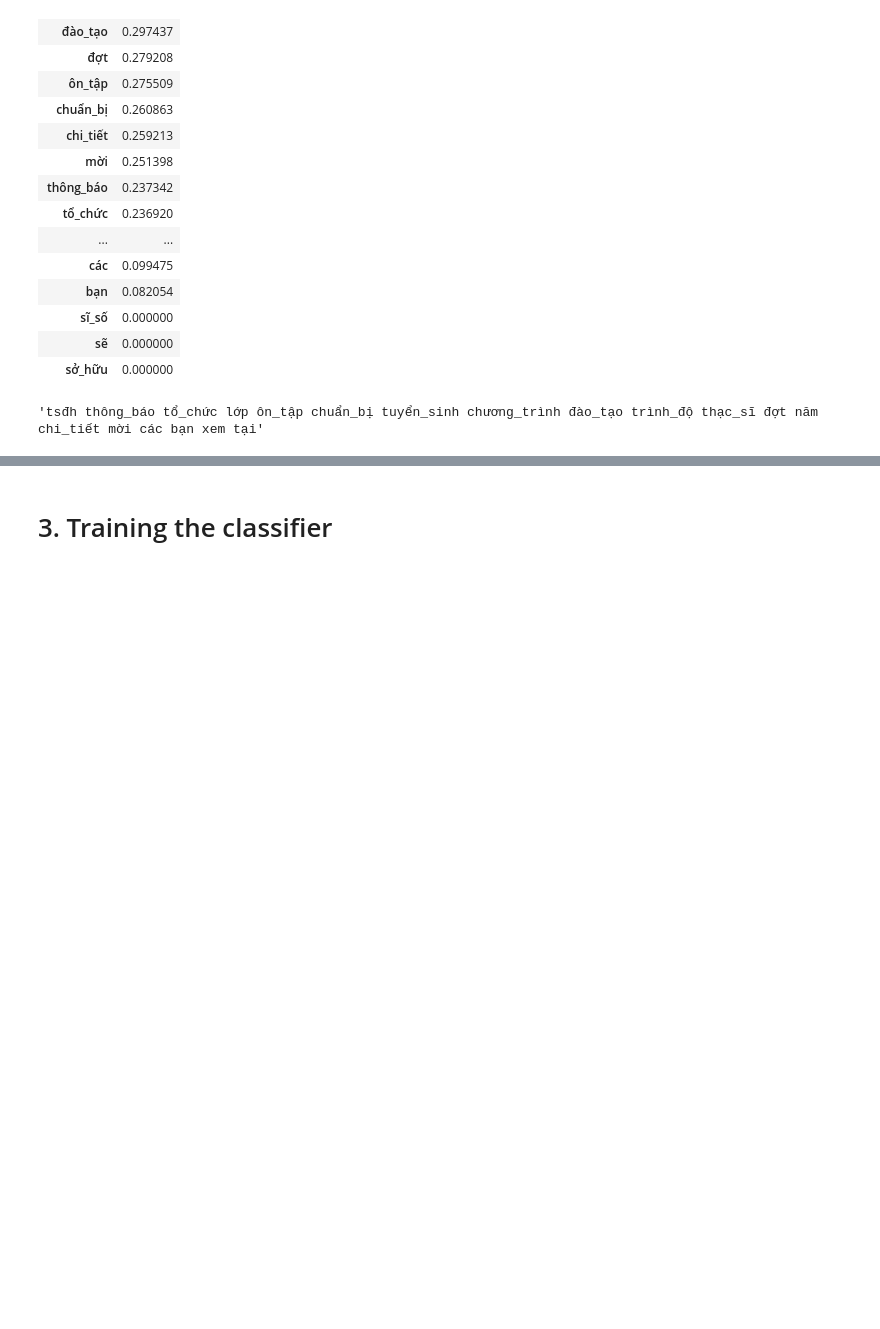
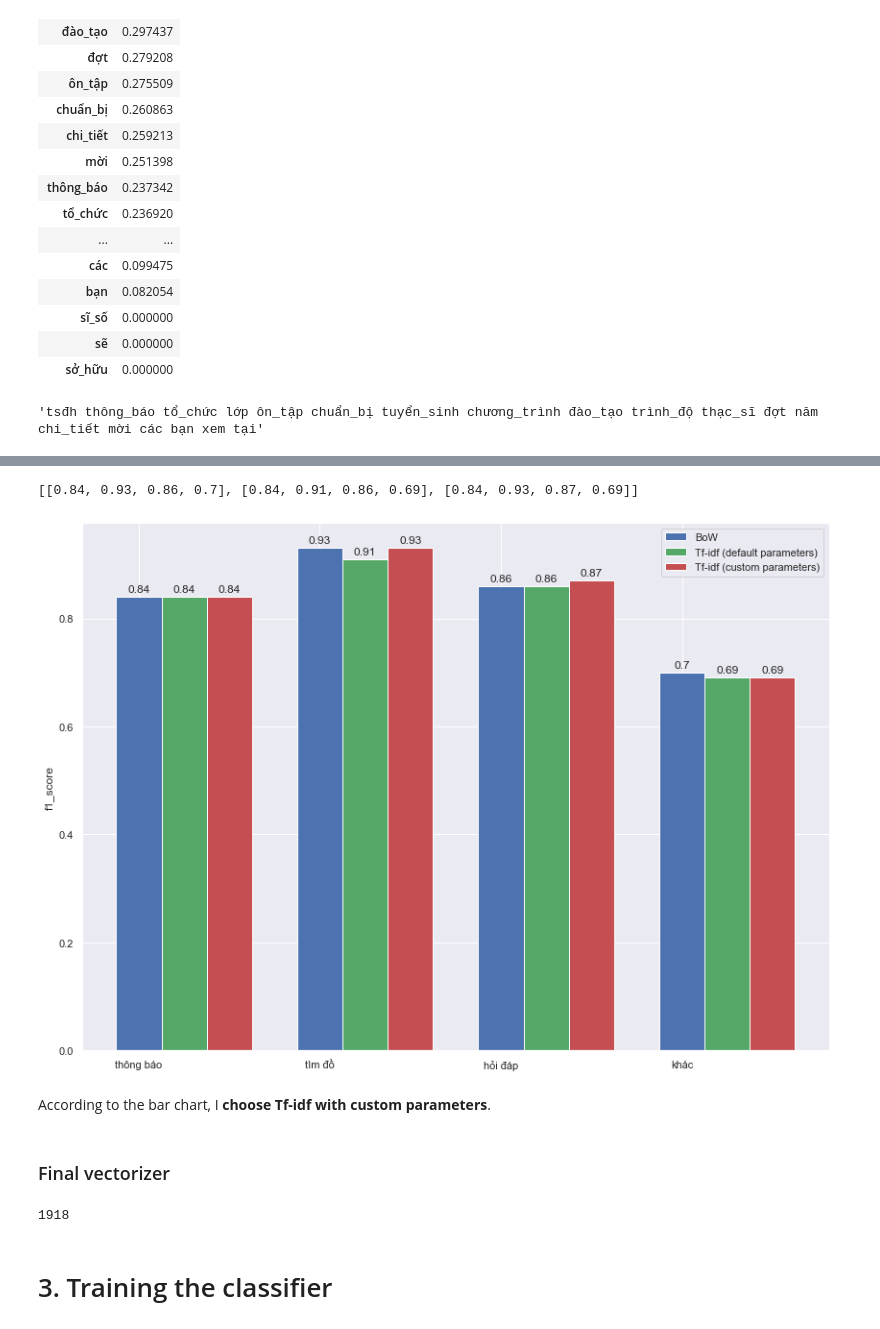
Before and after one commit to santheipman/CS114.K21.KHTN, a Jupyter notebook: Capstone_Project/text_classification.ipynb, the cells around one changed output, grey strips where cells are left out. Saved outputs shown, nothing was run; the diff lists cells and outputs as text; code cells hidden in the pictures; blank space fills up the shorter version.

```diff
--- a/Capstone_Project/text_classification.ipynb
+++ b/Capstone_Project/text_classification.ipynb
@@ -422,0 +557,51 @@ dataset.iloc[0]['preprocessed']
+# %%
+vectorizer_metric
+# %% [output]
+[[0.84, 0.93, 0.86, 0.7], [0.84, 0.91, 0.86, 0.69], [0.84, 0.93, 0.87, 0.69]]
+# %%
+labels = ['thông báo', 'tìm đồ', 'hỏi đáp', 'khác']
+u = np.arange(len(labels))
+
+fig, ax = plt.subplots()
+rects1 = ax.bar(u + 0.00, vectorizer_metric[0], color = 'b', width = 0.25, label='BoW')
+rects2 = ax.bar(u + 0.25, vectorizer_metric[1], color = 'g', width = 0.25, label="Tf-idf (default parameters)")
+rects3 = ax.bar(u + 0.50, vectorizer_metric[2], color = 'r', width = 0.25, label='Tf-idf (custom parameters)')
+# Add some text for labels, title and custom x-axis tick labels, etc.
+ax.set_ylabel('f1_score')
+# ax.set_title('Scores by group and gender')
+ax.set_xticks(u)
+ax.set_xticklabels(labels)
+ax.legend()
+
+def autolabel(rects):
+    """Attach a text label above each bar in *rects*, displaying its height."""
+    for rect in rects:
+        height = rect.get_height()
+        ax.annotate('{}'.format(height),
+                    xy=(rect.get_x() + rect.get_width() / 2, height),
+                    xytext=(0, 3),  # 3 points vertical offset
+                    textcoords="offset points",
+                    ha='center', va='bottom')
+
+
+autolabel(rects1)
+autolabel(rects2)
+autolabel(rects3)
+
+fig.tight_layout()
+# %% [output]
+[figure, added]
+# %% [markdown]
+According to the bar chart, I **choose Tf-idf with custom parameters**.
+# %% [markdown]
+### Final vectorizer
+# %%
+tfidf_vectorizer = TfidfVectorizer(min_df=10,max_df= 0.8, sublinear_tf=True, use_idf=True)
+
+tfidf = tfidf_vectorizer.fit(dataset['preprocessed'])
+
+X = tfidf_vectorizer.transform(dataset['preprocessed'])
+
+print(len(tfidf_vectorizer.get_feature_names()))
+# %% [output]
+1918
```
Also changed, not shown: parts of 30 cells of this notebook.
